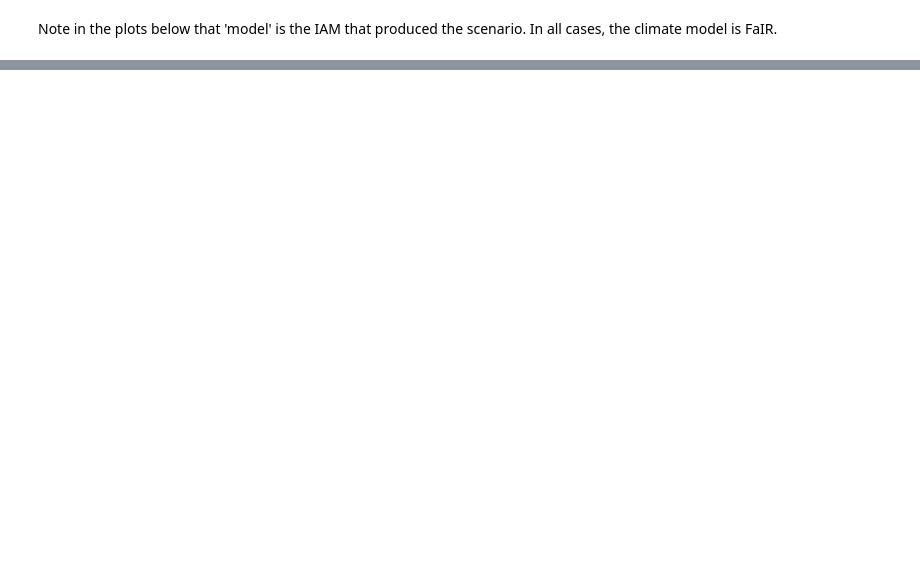
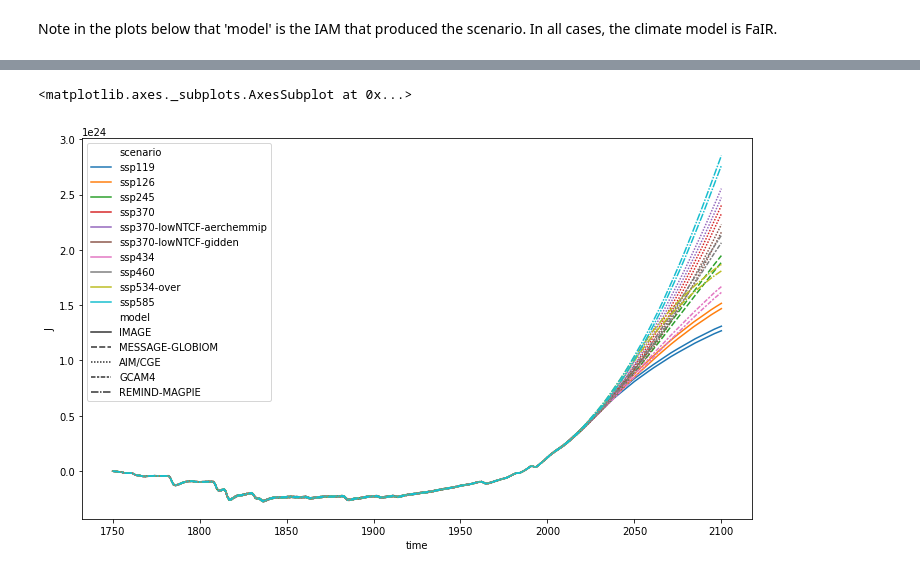
Before and after one commit to openscm/openscm-runner, a Jupyter notebook: notebooks/fair-gmst-ohu-factors.ipynb, the cells around one changed output, grey strips where cells are left out. Drawn from its saved outputs; the diff is of its cells as text; code cells hidden in the pictures; blank space fills up the shorter version.

```diff
--- a/notebooks/fair-gmst-ohu-factors.ipynb
+++ b/notebooks/fair-gmst-ohu-factors.ipynb
@@ -73,6 +98,14 @@ x.filter(variable="Heat Uptake|Ocean").lineplot(
 # %%
 # NBVAL_IGNORE_OUTPUT
 ax = plt.figure(figsize=(12, 7)).add_subplot(111)
 x.filter(variable="Heat Content|Ocean").lineplot(
-    hue="scenario", style="model", ax=ax
+    hue="scenario",
+    style="model",
+    ax=ax,
+    time_axis="year",
+    units="run_id",
+    estimator=None,
 )
+# %% [output]
+<matplotlib.axes._subplots.AxesSubplot at 0x...>
+[figure, added]
```
Also changed, not shown: parts of 8 cells of this notebook, 5 other files.
